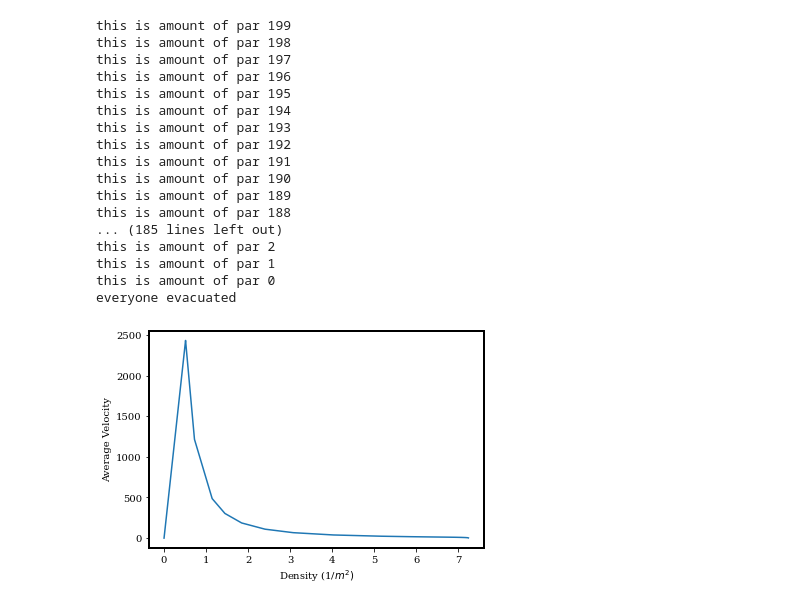
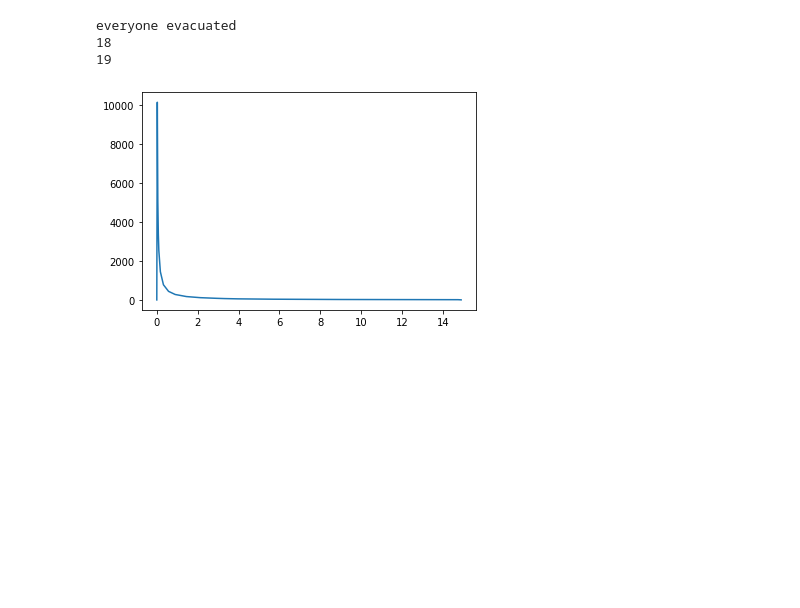
Before and after one commit to yanavdsande/PSO_CrowdEvacuation, a Jupyter notebook: PSO_room_experiment.ipynb, the cells around one changed output. Cells and saved outputs as stored; diff of their text form; code cells hidden in the pictures; blank space fills up the shorter version.

```diff
--- a/PSO_room_experiment.ipynb
+++ b/PSO_room_experiment.ipynb
@@ -42,9 +17,6 @@ def plot_all_the_particles(particles):
     z = Euclidean(X,Y)
 
     #print(f"this is self.v 0 {self.v[0]}, and self.v[1] {self.v[1]}")
-    mpl.rcParams['font.family'] = 'DejaVu Serif'
-    plt.rcParams['font.size'] = 18
-    plt.rcParams['axes.linewidth'] = 2
     fig = plt.figure(figsize=(8,6))
     plt.imshow(z, extent=[0, 20, 0, 20], origin='lower', cmap='viridis', alpha=0.5)
     plt.colorbar()
@@ -57,8 +29,6 @@ def plot_all_the_particles(particles):
     return fig
 
 
-def projection(a,b):
-      return (np.dot(a, b) / np.dot(b, b)) * b
 
 class Particle:
     def __init__(self, pos, velocity, f, w, c1, c2, r1, r2, xlimit, ps):
@@ -114,7 +84,10 @@ class Particle:
 
         Note: sometimes your x or v values can explode, in these cases, uncomment bound and use a predefined bound
         """
-        self.v = self.w * self.v + (self.c1 * self.r1 * (self.y - self.x)) + (self.c2 * self.r2 * (gy - self.x)) #velocity update
+        #original update
+        self.v = self.v + (self.c1 * self.r1 * (self.y - self.x)) + (self.c2 * self.r2 * (gy - self.x))
+        #inertia update
+        #self.v = self.w * self.v + (self.c1 * self.r1 * (self.y - self.x)) + (self.c2 * self.r2 * (gy - self.x)) #velocity update
         if  np.sqrt(self.v[0]**2 + self.v[1]**2) < 1:
             self.v = self.v/np.sqrt(self.v[0]**2 + self.v[1]**2) #vector normalisation
         #bound velocity
@@ -160,6 +133,10 @@ class Particle:
     def evacuate(self):
         if self.ps == 200:
             exit_bound = 0.6
+        elif self.ps == 300:
+            exit_bound = 0.85
+        elif self.ps == 400:
+            exit_bound = 1.1
         elif self.ps == 500:
             exit_bound = 1.35
         elif self.ps == 600:
@@ -195,6 +172,7 @@ def optimize(iterations, ps):
     av_speedit = []
     density = []
     giffie = []
+    evacuation_complete = 0
 
     for i in range(iterations):
         for p in Particles:         #iterate over particles
@@ -212,33 +190,30 @@ def optimize(iterations, ps):
 
             if p.evacuate():
                 Particles.remove(p)
-                print(f"this is amount of par {len(Particles)}")
                 if len(Particles) == 0:
                     print("everyone evacuated")
+
 
             else:
                 p.update(gy, [-10,10], [0,20])
                 speeds.append(p.speed())
                 # p.plot()
         if len(Particles) != 0:
-            average_velocity = sum(speeds)/len(Particles)
-
-            av_speedit.append(average_velocity)
-
-            density.append(np.sqrt(len(Particles)/ 12 * np.pi))
+            av_speedit.append(sum(speeds)/len(Particles))
+            density.append(len(Particles)/40)
+            evacuation_complete += 1
 
         else:
             av_speedit.append(0)
             density.append(0)
         giffie.append(plot_all_the_particles(Particles))
-    mpl.rcParams['font.family'] = 'DejaVu Serif'
-    plt.rcParams['font.size'] = 10
-    plt.rcParams['axes.linewidth'] = 2
+
+
     plt.plot(density, av_speedit)
-    plt.xlabel("Density (1/$m^2)$")
-    plt.ylabel("Average Velocity")
     gif.save(giffie, 'evac.gif', duration=100)
-
+    print(evacuation_complete)
+    specific_flowrate = ps / (evacuation_complete+1)
+    return evacuation_complete+1
 
 def Euclidean(X, Y):
     """
@@ -250,26 +225,16 @@ def Euclidean(X, Y):
     """
 
     return np.sqrt((10 - X)**2 + ( 0 - Y)**2) #returns a list with euclidean distance for each particle?
-# %%
-#try out
-
-optimize(100,200)
-# %% [output]
-this is amount of par 199
-this is amount of par 198
-this is amount of par 197
-this is amount of par 196
-this is amount of par 195
-this is amount of par 194
-this is amount of par 193
-this is amount of par 192
-this is amount of par 191
-this is amount of par 190
-this is amount of par 189
-this is amount of par 188
-... (185 lines left out)
-this is amount of par 2
-this is amount of par 1
-this is amount of par 0
-everyone evacuated
-[figure, removed]
+# %%
+#try out
+
+# for ps in [200, 400, 500, 600]:
+#     for i in range(0,5):
+
+sfr = optimize(50,600)
+print(sfr)
+# %% [output]
+everyone evacuated
+18
+19
+[figure, added]
```
Also changed, not shown: parts of 4 cells of this notebook, 1 other file.
